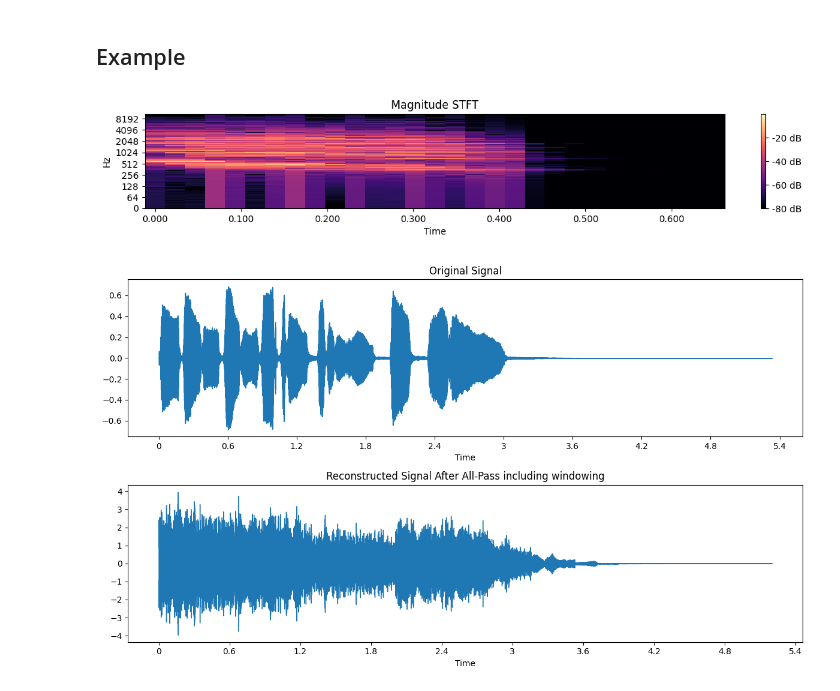
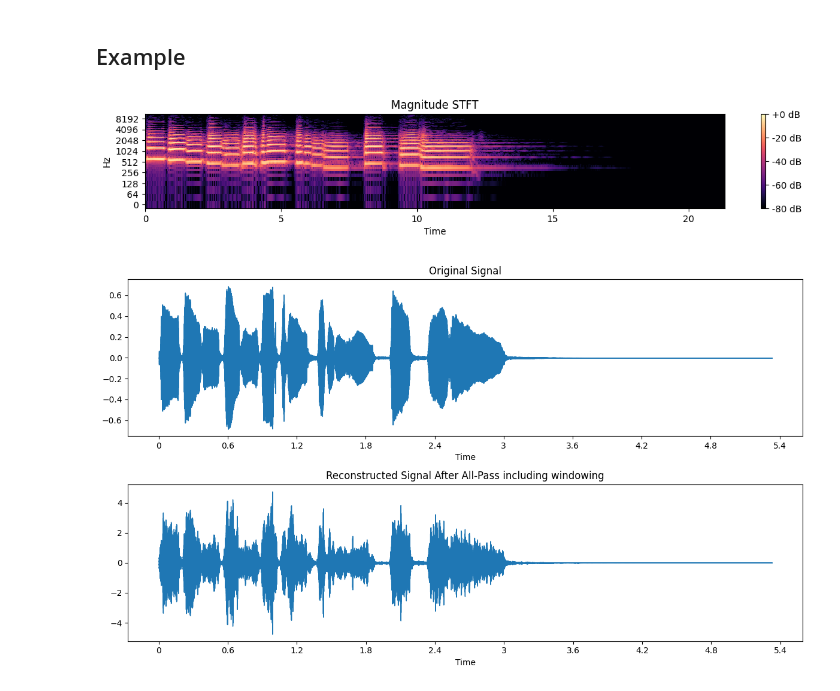
Before and after one commit to ifsm/pymus, a Jupyter notebook: Codebase/acoustics-and-audio/shorttimefouriertransform.ipynb, the cells around one changed output. Saved outputs shown, nothing was run; the diff lists cells and outputs as text; code cells hidden in the pictures.

```diff
--- a/Codebase/acoustics-and-audio/shorttimefouriertransform.ipynb
+++ b/Codebase/acoustics-and-audio/shorttimefouriertransform.ipynb
@@ -36,13 +36,13 @@ import librosa.display# to produce plot
 y, sr = librosa.load(librosa.ex('trumpet'))
 
 #make parameter decisions for STFT:
-fs = 16384# desired frame size, ideally 2^i
+fs = 512#16384#512#16384#2048#512#16384# desired frame size, ideally 2^i
 hop = fs/2# hop length, i.e., after how many samples will we carry out the next STFT? fs/2 or fs/4 is common
 
 dirichlet=np.ones(int(fs))
 winds={0:dirichlet, 1:'blackmanharris', 2:('kaiser',4), 3:'bartlett'} # dictionary of available windows
 
-x = 0# which window to use (between 0 and 3)
+x = 3# which window to use (between 0 and 3)
 
 # STFT
 D = librosa.stft(y,window=winds[x],n_fft=fs)
@@ -52,35 +52,35 @@ phase = np.angle(D)
 # Apply All-Pass-Filter by manipulating each frequencies' phase:
 all_pass_phase = phase**5/7
 
 # iSTFT
 synth_D = magnitude * all_pass_phase
 y_hat = librosa.istft(synth_D,window=winds[x],n_fft=fs)
 
 # Plot
 plt.figure(figsize=(12, 6))
 
 plt.subplot(3, 1, 1)
 librosa.display.specshow(librosa.amplitude_to_db(magnitude, ref=np.max), y_axis='log', x_axis='time')
 plt.colorbar(format='%+2.0f dB')
 plt.title('Magnitude STFT')
 
 plt.tight_layout()
 
 plt.figure(figsize=(12, 7))
 plt.subplot(2, 1, 1)
 librosa.display.waveshow(y, sr=sr)
 plt.title('Original Signal')
 
 plt.subplot(2, 1, 2)
 librosa.display.waveshow(y_hat, sr=sr)
 plt.title('Reconstructed Signal After All-Pass including windowing')
 
 
 plt.tight_layout()
 plt.show()
 # %% [output]
-[figure, old version]
+[figure, new version]
-[figure, old version]
+[figure, new version]
 # %%
 import IPython.display as ipd#can play audio files with a simple GUI
 ipd.Audio(y,rate=sr)#original
```
Also changed, not shown: parts of 1 cell of this notebook, 2 other files.
